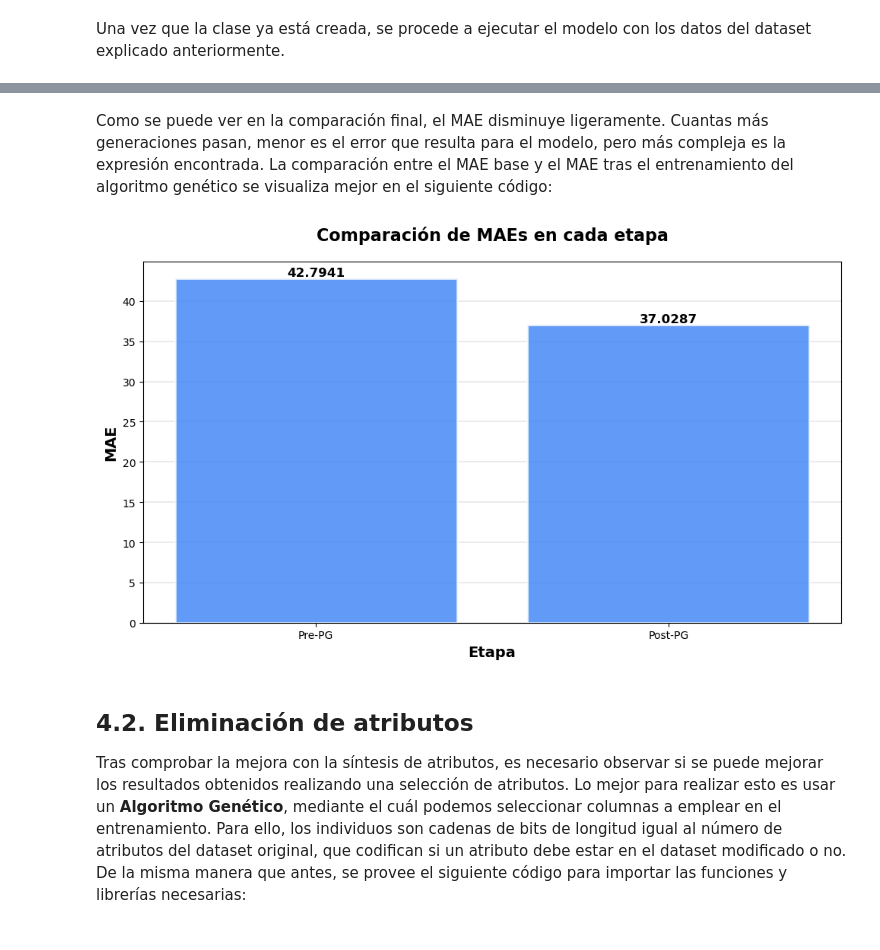
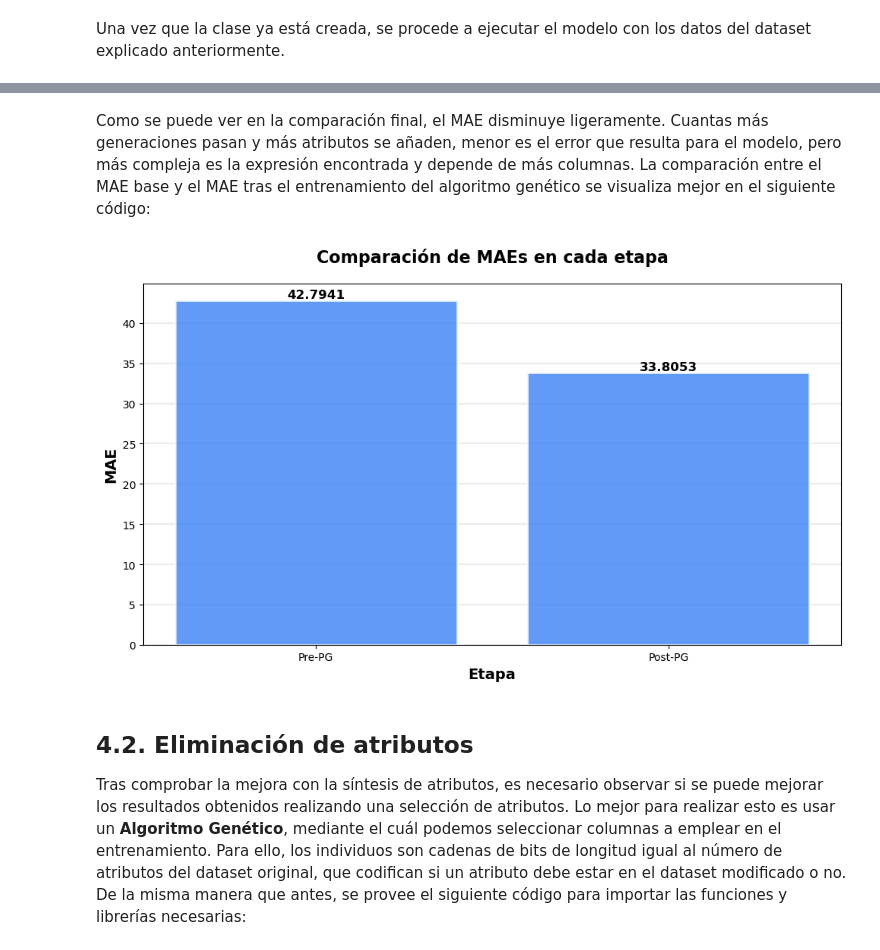
Before and after one commit to ManuGPR/BioIA, a Jupyter notebook: main.ipynb, the cells around one changed output, grey strips where cells are left out. Drawn from its saved outputs; the diff is of its cells as text; code cells hidden in the pictures.

Commit message:
GP con más atributos

```diff
--- a/main.ipynb
+++ b/main.ipynb
@@ -772,7 +852,8 @@ gp_model = GeneticProgrammingRegressor(
     crossover_prob=0.5,
     mutation_prob=0.2,
     tournament_size=3,
-    random_state=42
+    random_state=42,
+    n_features=3
 )
 
 gp_model.fit(X, Y)
@@ -784,8 +865,11 @@ print("\n" + "=" * 70)
 print("COMPARACIÓN FINAL")
 print("=" * 70)
 print(f"MAE Baseline (sin GP): {mae_baseline:.6f}")
-print(f"MAE con GP:            {gp_model.best_individual.fitness.values[0]:.6f}")
-print(f"Mejora:                {(mae_baseline - gp_model.best_individual.fitness.values[0]):.6f}")
+print("\nResultados de features GP:")
+for i, individual in enumerate(gp_model.best_individuals):
+    print(f"  Feature {i+1}: MAE = {individual.fitness.values[0]:.6f}")
+print(f"\nMAE final (última feature): {gp_model.best_individuals[-1].fitness.values[0]:.6f}")
+print(f"Mejora:                {(mae_baseline - gp_model.best_individuals[-1].fitness.values[0]):.6f}")
 
 print("\nPrimeras filas del dataset transformado:")
 print(X_transformed.head())
@@ -826,39 +947,39 @@ gen     nevals  avg     gen     max     min     nevals  std             avg
 # %% [markdown]
-Como se puede ver en la comparación final, el MAE disminuye ligeramente. Cuantas más generaciones pasan, menor es el error que resulta para el modelo, pero más compleja es la expresión encontrada. La comparación entre el MAE base y el MAE tras el entrenamiento del algoritmo genético se visualiza mejor en el siguiente código:
+Como se puede ver en la comparación final, el MAE disminuye ligeramente. Cuantas más generaciones pasan y más atributos se añaden, menor es el error que resulta para el modelo, pero más compleja es la expresión encontrada y depende de más columnas. La comparación entre el MAE base y el MAE tras el entrenamiento del algoritmo genético se visualiza mejor en el siguiente código:
 # %%
 # Datos
 pasos = ["Pre-PG", "Post-PG"]
-maes = [mae_baseline, gp_model.best_individual.fitness.values[0]]
+maes = [mae_baseline, gp_model.best_individuals[-1].fitness.values[0]]
 colores = ['#3B82F6', '#3B82F6']  # Azul
 
 # Creación del gráfico
 fig, ax = plt.subplots(figsize=(10, 6))
 
 bars = ax.bar(pasos, maes, color=colores, alpha=0.8,
               edgecolor='white', linewidth=2)
 
 # Labels y título
 ax.set_xlabel('Etapa', fontsize=14, fontweight='bold')
 ax.set_ylabel('MAE', fontsize=14, fontweight='bold')
 ax.set_title('Comparación de MAEs en cada etapa',
              fontsize=16, fontweight='bold', pad=20)
 
 # Añadir valores encima de las barras
 for bar in bars:
     height = bar.get_height()
     ax.text(bar.get_x() + bar.get_width()/2., height,
             f'{height:.4f}',
             ha='center', va='bottom', fontsize=12, fontweight='bold')
 
 # Grid y estilo
 ax.grid(True, alpha=0.3, axis='y', linestyle='-', linewidth=1.2)
 ax.set_axisbelow(True)
 
 # Ajustar diseño
 plt.tight_layout()
 plt.show()
 # %% [output]
-[figure, old version]
+[figure, new version]
 # %% [markdown]
 ## **4.2. Eliminación de atributos**
 <a id="delete"></a>
```
Also changed, not shown: parts of 11 cells of this notebook.
